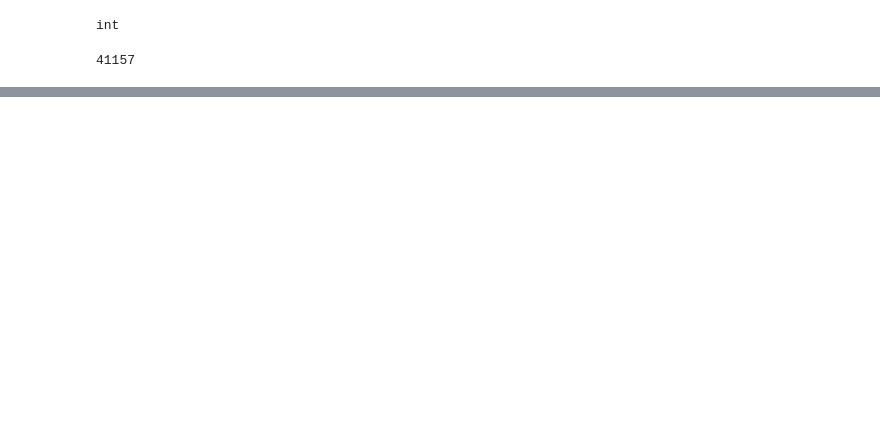
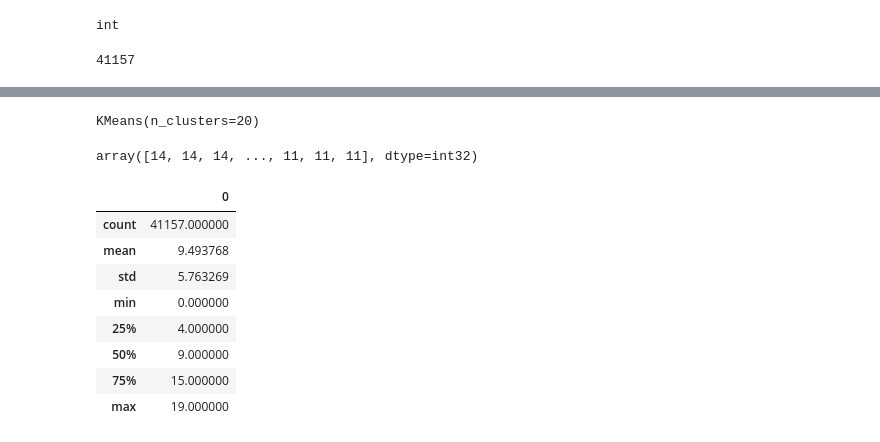
Before and after one commit to Kerman-Sanjuan/Covid19-Tweet-Text-Clustering, a Jupyter notebook: Clustering De Documentos.ipynb, the cells around one changed output, grey strips where cells are left out. Saved outputs shown, nothing was run; the diff lists cells and outputs as text; code cells hidden in the pictures; blank space fills up the shorter version.

```diff
--- a/Clustering De Documentos.ipynb
+++ b/Clustering De Documentos.ipynb
@@ -576,0 +609,2 @@ sns.scatterplot(
+# %%
+df = pd.read_csv("./df_200d.csv", engine='python')
@@ -576,0 +613,28 @@ sns.scatterplot(
+# %%
+x_train = df
+# %%
+from sklearn.cluster import KMeans
+kmeans = KMeans(20)
+kmeans.fit(x_train)
+# %% [output]
+KMeans(n_clusters=20)
+# %%
+pred=kmeans.predict(x_train)
+# %%
+pred
+# %% [output]
+array([14, 14, 14, ..., 11, 11, 11], dtype=int32)
+# %%
+
+df_describe = pd.DataFrame(pred)
+df_describe.describe()
+# %% [output]
+|  | 0 |
+| count | 41157.000000 |
+| mean | 9.493768 |
+| std | 5.763269 |
+| min | 0.000000 |
+| 25% | 4.000000 |
+| 50% | 9.000000 |
+| 75% | 15.000000 |
+| max | 19.000000 |
```
Also changed, not shown: parts of 15 cells of this notebook.
